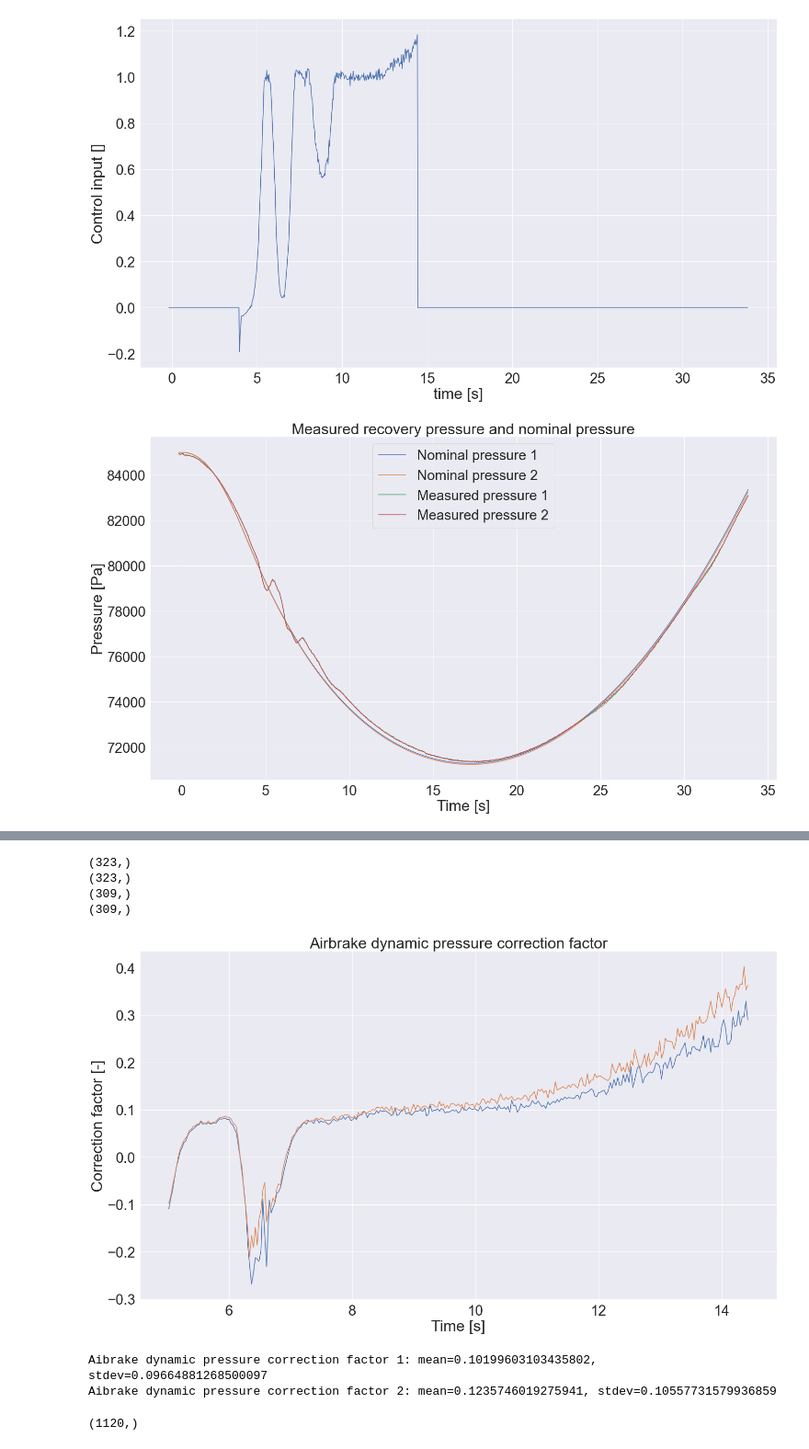
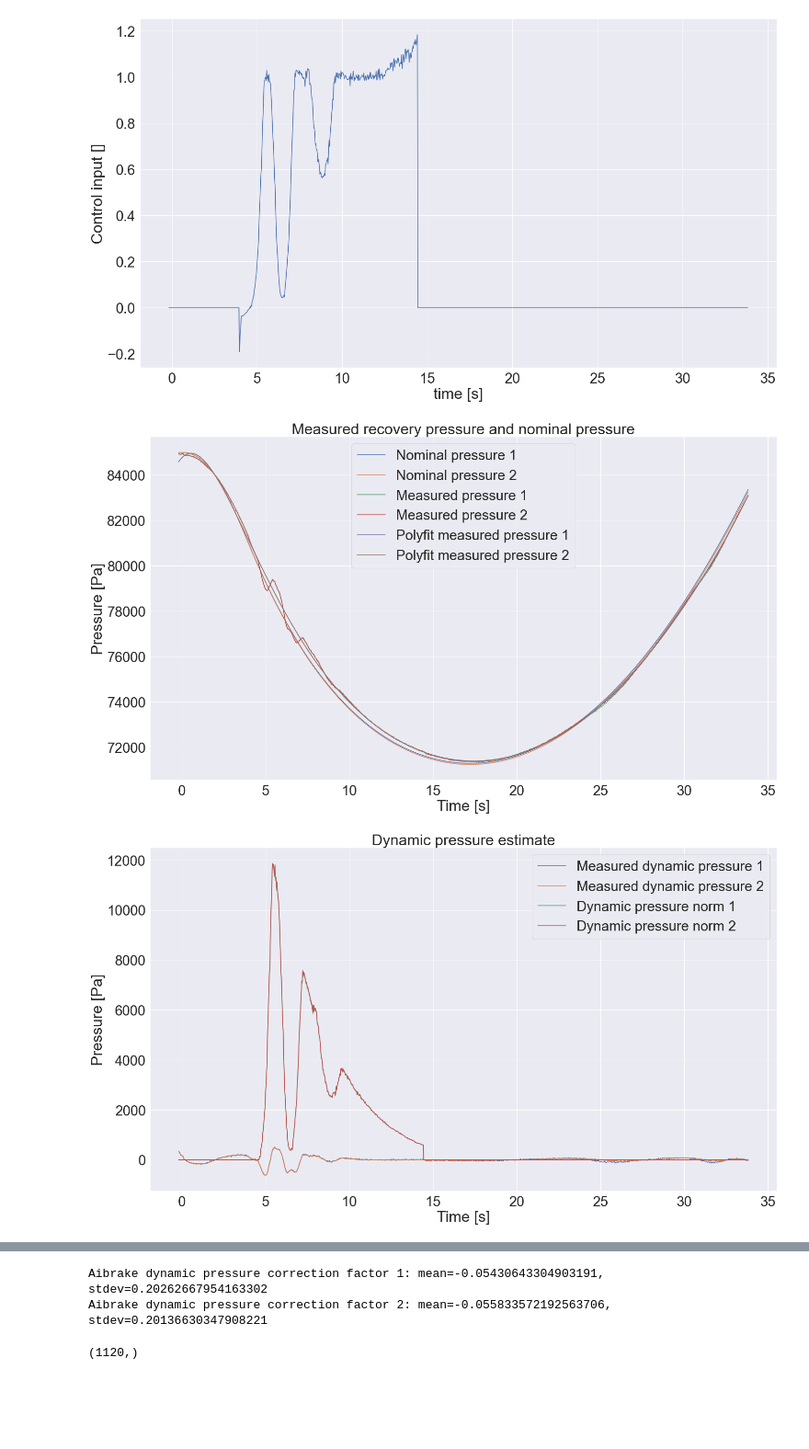
Before and after one commit to aris-space/euler-avionics, a Jupyter notebook: maiden_launch_analysis/maiden_launch_trajectory.ipynb, the cells around one changed output, grey strips where cells are left out. Shown at 92% size. Saved outputs shown, nothing was run; the diff lists cells and outputs as text; code cells hidden in the pictures; blank space fills up the shorter version.

Commit message:
added polyfit for dynamic pressure estimated

```diff
--- a/maiden_launch_analysis/maiden_launch_trajectory.ipynb
+++ b/maiden_launch_analysis/maiden_launch_trajectory.ipynb
@@ -476,50 +476,72 @@ nominal_pressure1 = Pressure(altitude1)
 nominal_pressure2 = Pressure(altitude2)
 measured_pressure1 = combined.reset_index()['Pressure 1 [kPa]'][cond_launch]*1000
 measured_pressure2 = combined.reset_index()['Pressure 2 [kPa]'][cond_launch]*1000
-measured_dynamic_pressure1 = measured_pressure1 - nominal_pressure1
-measured_dynamic_pressure2 = measured_pressure2 - nominal_pressure2
+poly_coeffs1 = np.polyfit(combined["Time [s]"][cond_launch], measured_pressure1, 9)
+poly_coeffs2 = np.polyfit(combined["Time [s]"][cond_launch], measured_pressure2, 9)
+polyfit_measured_pressure1 = np.poly1d(poly_coeffs1)
+polyfit_measured_pressure2 = np.poly1d(poly_coeffs2)
+# we are using a constant offset between the actual ambient pressure and the nominal pressure of +100Pa
+# measured_dynamic_pressure1 = measured_pressure1 - nominal_pressure1 + 100
+# measured_dynamic_pressure2 = measured_pressure2 - nominal_pressure2 + 100
+# we are using a constant offset of 600 Pa between the polyfit and the measurements right before applying the airbrakes
+measured_dynamic_pressure1 = measured_pressure1 - polyfit_measured_pressure1(combined["Time [s]"][cond_launch])
+measured_dynamic_pressure2 = measured_pressure2 - polyfit_measured_pressure1(combined["Time [s]"][cond_launch])
 airbrake_extension = control_input
 airbrake_extension[control_input < 0] = 0
-dynamic_pressure_norm1 = airbrake_extension * rho1 * V_abs1**2 / 2
-dynamic_pressure_norm2 = airbrake_extension * rho2 * V_abs2**2 / 2
+dynamic_pressure_norm1 = airbrake_extension**1 * rho1 * V_abs1**2 / 2
+dynamic_pressure_norm2 = airbrake_extension**1 * rho2 * V_abs2**2 / 2
 
 plt.plot(combined["Time [s]"][cond_launch], nominal_pressure1)
 plt.plot(combined["Time [s]"][cond_launch], nominal_pressure2)
 plt.plot(combined["Time [s]"][cond_launch], measured_pressure1)
 plt.plot(combined["Time [s]"][cond_launch], measured_pressure2)
+plt.plot(combined["Time [s]"][cond_launch], polyfit_measured_pressure1(combined["Time [s]"][cond_launch]))
+plt.plot(combined["Time [s]"][cond_launch], polyfit_measured_pressure2(combined["Time [s]"][cond_launch]))
 plt.title("Measured recovery pressure and nominal pressure")
-plt.legend(["Nominal pressure 1", "Nominal pressure 2", "Measured pressure 1", "Measured pressure 2"])
+plt.legend(["Nominal pressure 1", "Nominal pressure 2", "Measured pressure 1", "Measured pressure 2",
+            "Polyfit measured pressure 1", "Polyfit measured pressure 2"])
+plt.xlabel("Time [s]")
+plt.ylabel("Pressure [Pa]")
+plt.show()
+
+plt.plot(combined["Time [s]"][cond_launch], measured_dynamic_pressure1)
+plt.plot(combined["Time [s]"][cond_launch], measured_dynamic_pressure2)
+plt.plot(combined["Time [s]"][cond_launch], dynamic_pressure_norm1)
+plt.plot(combined["Time [s]"][cond_launch], dynamic_pressure_norm2)
+plt.title("Dynamic pressure estimate")
+plt.legend(["Measured dynamic pressure 1", "Measured dynamic pressure 2",
+            "Dynamic pressure norm 1", "Dynamic pressure norm 2"])
 plt.xlabel("Time [s]")
 plt.ylabel("Pressure [Pa]")
 plt.show()
 
 # airbrake dynamic pressure correction factor in recovery section
 corr_factor_cond1 = airbrake_extension > 0
 corr_factor_cond2 = airbrake_extension > 0
 t_ab_corr_factor1 = combined["Time [s]"][cond_launch][corr_factor_cond1]
 t_ab_corr_factor2 = combined["Time [s]"][cond_launch][corr_factor_cond2]
 ab_dp_corr_factor1 = measured_dynamic_pressure1[corr_factor_cond1] / dynamic_pressure_norm1[corr_factor_cond1]
 ab_dp_corr_factor2 = measured_dynamic_pressure2[corr_factor_cond2] / dynamic_pressure_norm2[corr_factor_cond2]
 
 # we need to take aways some weird first shock peak
-print(ab_dp_corr_factor1.shape)
-print(t_ab_corr_factor1.shape)
-t_min_ab_dp_cut = 5
+t_min_ab_dp_cut = 4.7
 t_ab_corr_factor1_cut = t_ab_corr_factor1[t_ab_corr_factor1 > t_min_ab_dp_cut]
 t_ab_corr_factor2_cut = t_ab_corr_factor2[t_ab_corr_factor2 > t_min_ab_dp_cut]
 ab_dp_corr_factor1_cut = ab_dp_corr_factor1[t_ab_corr_factor1 > t_min_ab_dp_cut]
 ab_dp_corr_factor2_cut = ab_dp_corr_factor2[t_ab_corr_factor2 > t_min_ab_dp_cut]
 
 plt.plot(t_ab_corr_factor1_cut, ab_dp_corr_factor1_cut)
 plt.plot(t_ab_corr_factor2_cut, ab_dp_corr_factor2_cut)
 plt.title("Airbrake dynamic pressure correction factor")
 plt.xlabel("Time [s]")
 plt.ylabel("Correction factor [-]")
+# plt.ylim(-1, 1)
 plt.show()
 
 ab_dp_corr_factor1_mean, ab_dp_corr_factor1_stdev = np.mean(ab_dp_corr_factor1_cut), np.std(ab_dp_corr_factor1_cut)
 ab_dp_corr_factor2_mean, ab_dp_corr_factor2_stdev = np.mean(ab_dp_corr_factor2_cut), np.std(ab_dp_corr_factor2_cut)
 print(f"Aibrake dynamic pressure correction factor 1: mean={ab_dp_corr_factor1_mean}, stdev={ab_dp_corr_factor1_stdev}")
 print(f"Aibrake dynamic pressure correction factor 2: mean={ab_dp_corr_factor2_mean}, stdev={ab_dp_corr_factor2_stdev}")
 # %% [output]
-[figure, old version]
+[figure, new version]
+[figure, new version]
@@ -526,10 +549,5 @@ print(f"Aibrake dynamic pressure correction factor 2: mean={ab_dp_corr_factor2_m
-(323,)
-(323,)
-(309,)
-(309,)
+Aibrake dynamic pressure correction factor 1: mean=-0.05430643304903191, stdev=0.20262667954163302
+Aibrake dynamic pressure correction factor 2: mean=-0.055833572192563706, stdev=0.20136630347908221
-[figure, old version]
-Aibrake dynamic pressure correction factor 1: mean=0.10199603103435802, stdev=0.09664881268500097
-Aibrake dynamic pressure correction factor 2: mean=0.1235746019275941, stdev=0.10557731579936859
 # %%
 def get_abs(A):
     abs_a = np.sqrt(A[:,0]**2+A[:,1]**2+A[:,2]**2)
```
Also changed, not shown: parts of 1 cell of this notebook.
